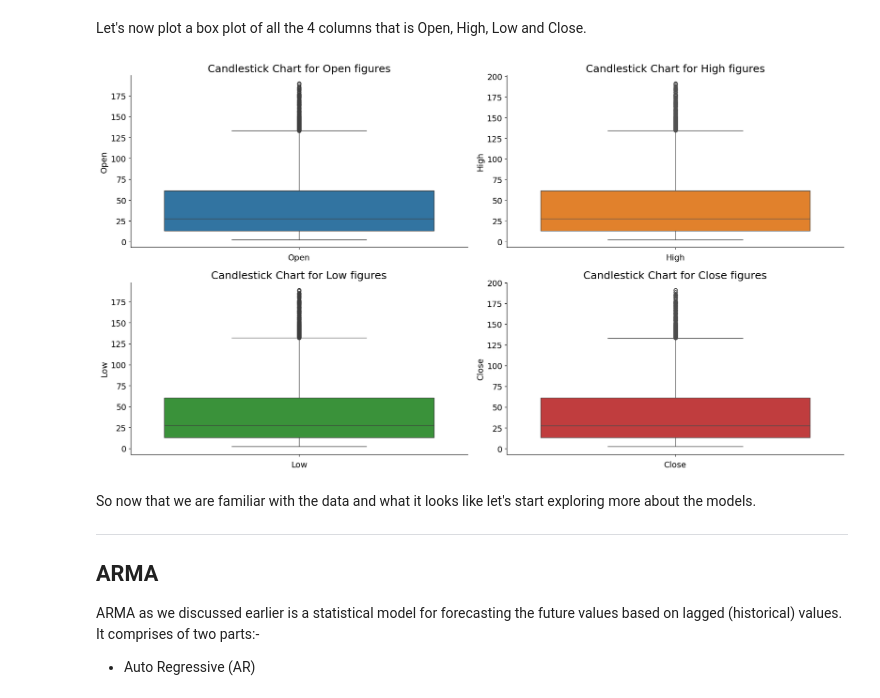
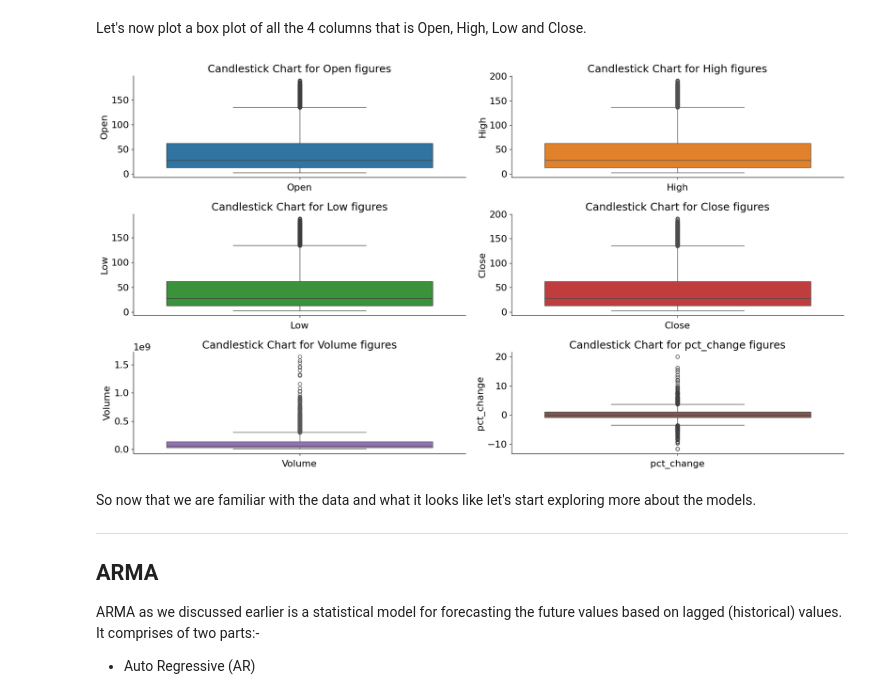
Before and after one commit to dakshbhatnagar/projects, a Jupyter notebook: arima/arima.ipynb, the cells around one changed output. Cells and saved outputs as stored; diff of their text form; code cells hidden in the pictures.

```diff
--- a/arima/arima.ipynb
+++ b/arima/arima.ipynb
@@ -43,16 +48,18 @@ from statsmodels.tsa.stattools import acf,pacf
 from statsmodels.tsa.arima.model import ARIMA
 from sklearn.metrics import mean_squared_error
 %matplotlib inline
-plt.rcParams['figure.figsize'] =  (22,5)
-plt.rcParams['font.size'] = 14
+plt.rcParams['figure.figsize'] = (25,6)
+plt.rcParams['font.size'] = 16
+plt.rcParams['axes.spines.right'] = False
+plt.rcParams['axes.spines.top'] = False
 # %%
 #Loading the data into a tabular format / pandas dataframe
 symbol = 'GOOGL'
 df = yf.Ticker(symbol).history(period='max').reset_index()
-
 #getting only the date and not the time
 df['Date'] = df['Date'].dt.date
 df['Date'] = pd.to_datetime(df['Date'])
+df['pct_change'] = round(df['Close'].pct_change()*100,3)
 # %%
 #top 5 rows
 df.head()
@@ -104,31 +113,33 @@ c = 1  # initialize plot df
 #Set the figure size of the plot
 fig = plt.figure(figsize=(18,12))
 
-n = len(df.groupby(df['Date'].dt.month_name(), sort=False).mean().columns[1:-2])
+cols = [col for col in df.columns if col not in ('Dividends','Stock Splits', 'Date')]
 
 #Loop through the each column in the dataframe to generate a subplot
-for i in range(1,n+1):
+for i,v in enumerate(cols):
     color = next(colors)["color"]
     #Generate a subplot with the given dimensions
     plt.subplot(a, b, c)
     #Plot the data in a line graph, with different colors for each line
-    plt.plot(df.groupby(df['Date'].dt.month_name(), sort=False).mean().iloc[:, i], color= color, marker='o')
+    plt.plot(df.groupby(df['Date'].dt.strftime("%b"), sort=False).mean().loc[:, v], color= color, marker='o')
     #Remove the top and right borders
     plt.gca().spines['top'].set_visible(False)
     plt.gca().spines['right'].set_visible(False)
-    #Rotate the x-tick labels by 45 degrees
-    plt.xticks(rotation=45)
     #Set the title, x-axis label, y-axis label, and legend
-    plt.title(f"{symbol} Month-Wise Average {df.groupby(df['Date'].dt.month_name(), sort=False).mean().iloc[:, i].name} figures",
+    title = f"{symbol} Month-Wise Avg {df.groupby(df['Date'].dt.month_name(), sort=False).mean().loc[:, v].name} figures"
+    plt.title(title,
               fontsize=18)
     plt.xlabel('')
-    plt.ylabel(df.groupby(df['Date'].dt.month_name(), sort=False).mean().iloc[:, i].name)
-    plt.legend([df.groupby(df['Date'].dt.month_name(), sort=False).mean().iloc[:, i].name])
+    plt.ylabel(df.groupby(df['Date'].dt.strftime("%b"), sort=False).mean().loc[:, v].name)
+    plt.legend([df.groupby(df['Date'].dt.strftime("%b"), sort=False).mean().loc[:, v].name])
+    plt.xticks(rotation=0)
+
     #Increment the subplot df
     c = c + 1
 
 #Adjust the layout of the plot
 plt.tight_layout()
+plt.savefig(f'images/avg_trends.jpg')
 #Show the plot
 plt.show()
 # %% [output]
@@ -165,40 +175,38 @@ Let's now plot a box plot of all the 4 columns that is Open, High, Low and Close
 # %%
 # This code plots boxplots of various columns in a dataframe, data_hist.
 
 colors = plt.rcParams["axes.prop_cycle"]()
 
 # The number of rows, columns, and the subplot counter are initialized.
-a = 2  # number of rows
+a = 3  # number of rows
 b = 2  # number of columns
 c = 1  # initialize plot counter
 
 # A figure is initialized
 fig = plt.figure(figsize=(18,10))
 
 length = range(1,len(df.columns[:-3]))
 
 #loop is used to iterate over the columns of dataframe.
-for i in length:
+for i,v in enumerate(cols):
     color = next(colors)["color"]
     plt.subplot(a, b, c)
     #For each column, a boxplot is plotted and labels and titles are set accordingly.
-    sns.boxplot(df[df.columns[i]], color= color )
-    # The spines of each plot are made invisible and the figure is adjusted and shown.
-    plt.gca().spines['top'].set_visible(False)
-    plt.gca().spines['right'].set_visible(False)
+    sns.boxplot(df[v], color= color )
     #X Axis label is added
-    plt.xlabel(df.columns[i])
+    plt.xlabel(v)
     #title to the plot is added
-    plt.title(f'Candlestick Chart for {df.columns[i]} figures', fontsize=18)
+    plt.title(f'Candlestick Chart for {v} figures', fontsize=18)
+
     c = c + 1
 
 #Layout is tightended up
 plt.tight_layout()
-
+plt.savefig(f'images/Candlestick_charts.jpg')
 #plot is displayed
 plt.show()
 # %% [output]
-[figure, old version]
+[figure, new version]
 # %% [markdown]
 So now that we are familiar with the data and what it looks like let's start exploring more about the models.
 
```
Also changed, not shown: parts of 41 cells of this notebook, 18 other files.
